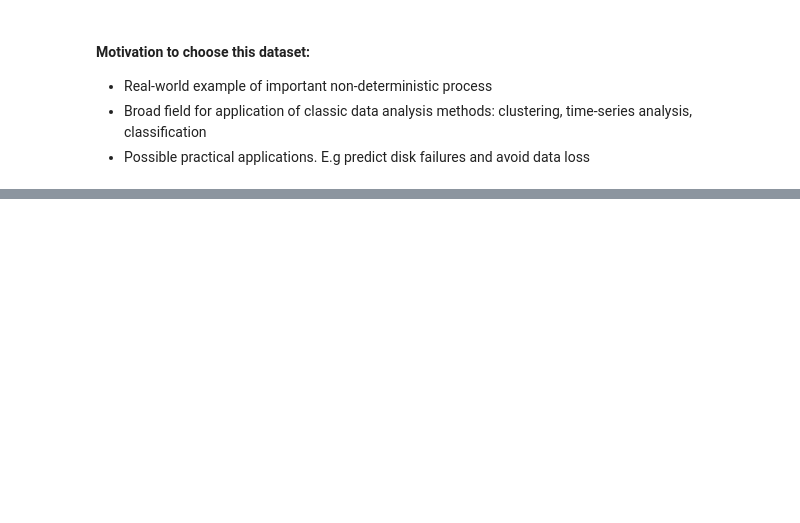
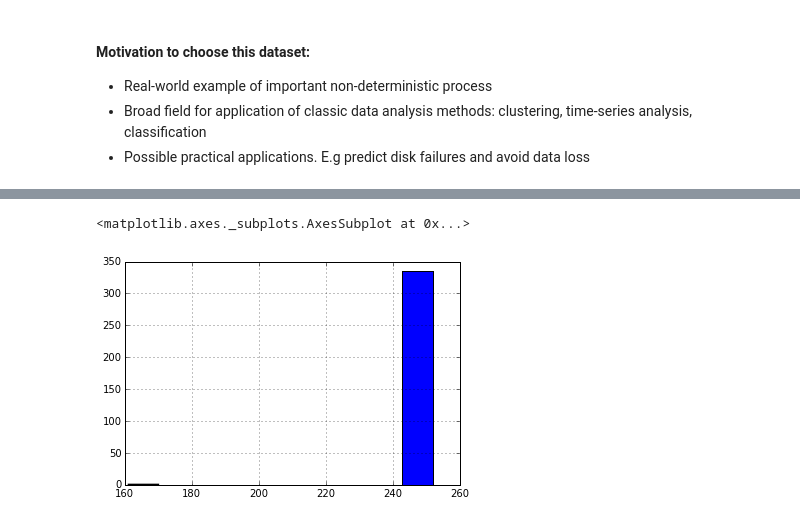
Before and after one commit to IIoTeP9HuY/Data_Analysis_and_Data_Mining_Class, a Jupyter notebook: Overview.ipynb, the cells around one changed output, grey strips where cells are left out. Drawn from its saved outputs; the diff is of its cells as text; code cells hidden in the pictures; blank space fills up the shorter version.

```diff
--- a/Overview.ipynb
+++ b/Overview.ipynb
@@ -50,0 +98,5 @@ sample.describe()
+# %%
+small_disks["smart_2_normalized"].hist()
+# %% [output]
+<matplotlib.axes._subplots.AxesSubplot at 0x...>
+[figure, added]
```
Also changed, not shown: parts of 11 cells of this notebook, 1 other file.
